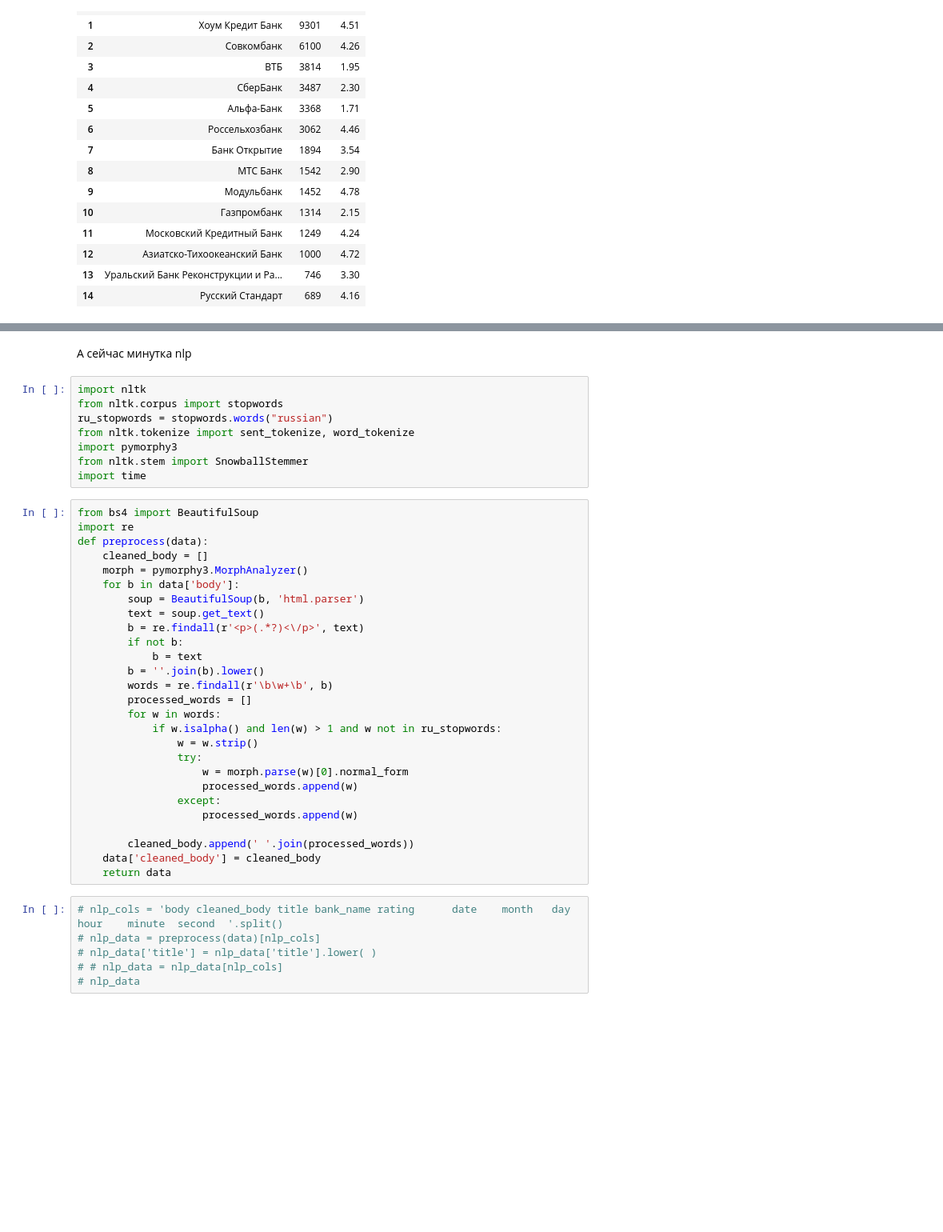
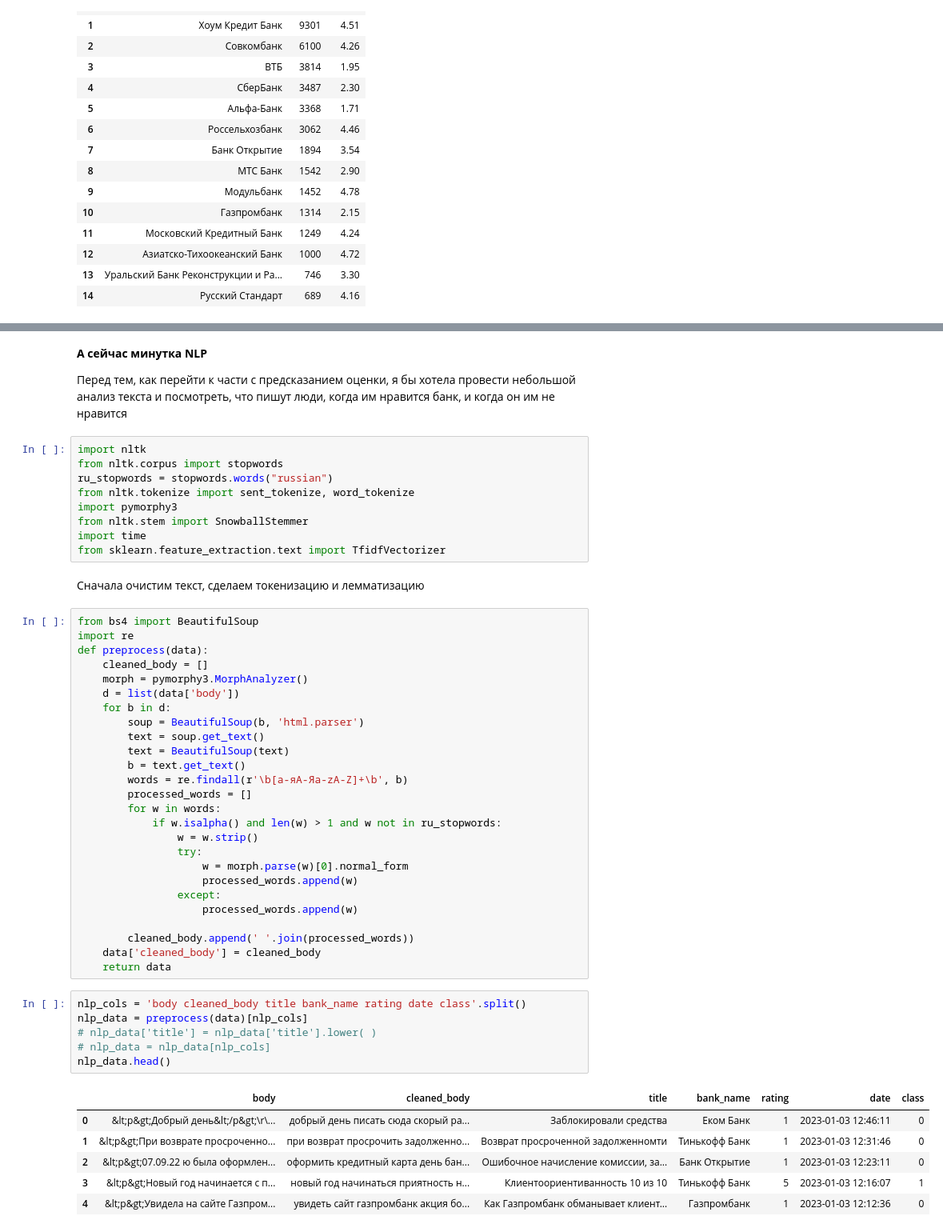
Before and after one commit to maykorablina/test-task-sber-ds-nlp, a Jupyter notebook: test_task.ipynb, the cells around one changed output, grey strips where cells are left out. Shown: that part at 80% size. Drawn from its saved outputs; the diff is of its cells as text; blank space fills up the shorter version.

```diff
--- a/test_task.ipynb
+++ b/test_task.ipynb
@@ -268,5 +252,7 @@ plt.show()
 # %% [markdown]
-А сейчас минутка nlp
+**А сейчас минутка NLP**
+
+Перед тем, как перейти к части с предсказанием оценки, я бы хотела провести небольшой анализ текста и посмотреть, что пишут люди, когда им нравится банк, и когда он им не нравится
 # %%
 import nltk
 from nltk.corpus import stopwords
@@ -275,20 +261,22 @@ from nltk.tokenize import sent_tokenize, word_tokenize
 import pymorphy3
 from nltk.stem import SnowballStemmer
 import time
+from sklearn.feature_extraction.text import TfidfVectorizer
+# %% [markdown]
+Сначала очистим текст, сделаем токенизацию и лемматизацию
 # %%
 from bs4 import BeautifulSoup
 import re
 def preprocess(data):
     cleaned_body = []
     morph = pymorphy3.MorphAnalyzer()
-    for b in data['body']:
+    d = list(data['body'])
+    for b in d:
         soup = BeautifulSoup(b, 'html.parser')
         text = soup.get_text()
-        b = re.findall(r'<p>(.*?)<\/p>', text)
-        if not b:
-            b = text
-        b = ''.join(b).lower()
-        words = re.findall(r'\b\w+\b', b)
+        text = BeautifulSoup(text)
+        b = text.get_text()
+        words = re.findall(r'\b[а-яА-Яa-zA-Z]+\b', b)
         processed_words = []
         for w in words:
             if w.isalpha() and len(w) > 1 and w not in ru_stopwords:
@@ -303,8 +291,15 @@ def preprocess(data):
     data['cleaned_body'] = cleaned_body
     return data
 # %%
-# nlp_cols = 'body cleaned_body title bank_name rating		date	month	day	hour	minute	second	'.split()
-# nlp_data = preprocess(data)[nlp_cols]
+nlp_cols = 'body cleaned_body title bank_name rating date class'.split()
+nlp_data = preprocess(data)[nlp_cols]
 # nlp_data['title'] = nlp_data['title'].lower( )
-# # nlp_data = nlp_data[nlp_cols]
-# nlp_data
+# nlp_data = nlp_data[nlp_cols]
+nlp_data.head()
+# %% [output]
+|  | body | cleaned_body | title | bank_name | rating | date | class |
+| 0 | &lt;p&gt;Добрый день&lt;/p&gt;\r\... | добрый день писать сюда скорый ра... | Заблокировали средства | Еком Банк | 1 | 2023-01-03 12:46:11 | 0 |
+| 1 | &lt;p&gt;При возврате просроченно... | при возврат просрочить задолженно... | Возврат просроченной задолженномти | Тинькофф Банк | 1 | 2023-01-03 12:31:46 | 0 |
+| 2 | &lt;p&gt;07.09.22 ю была оформлен... | оформить кредитный карта день бан... | Ошибочное начисление комиссии, за... | Банк Открытие | 1 | 2023-01-03 12:23:11 | 0 |
+| 3 | &lt;p&gt;Новый год начинается с п... | новый год начинаться приятность н... | Клиентоориентиванность 10 из 10 | Тинькофф Банк | 5 | 2023-01-03 12:16:07 | 1 |
+| 4 | &lt;p&gt;Увидела на сайте Газпром... | увидеть сайт газпромбанк акция бо... | Как Газпромбанк обманывает клиент... | Газпромбанк | 1 | 2023-01-03 12:12:36 | 0 |
```
Also changed, not shown: parts of 39 cells of this notebook.
